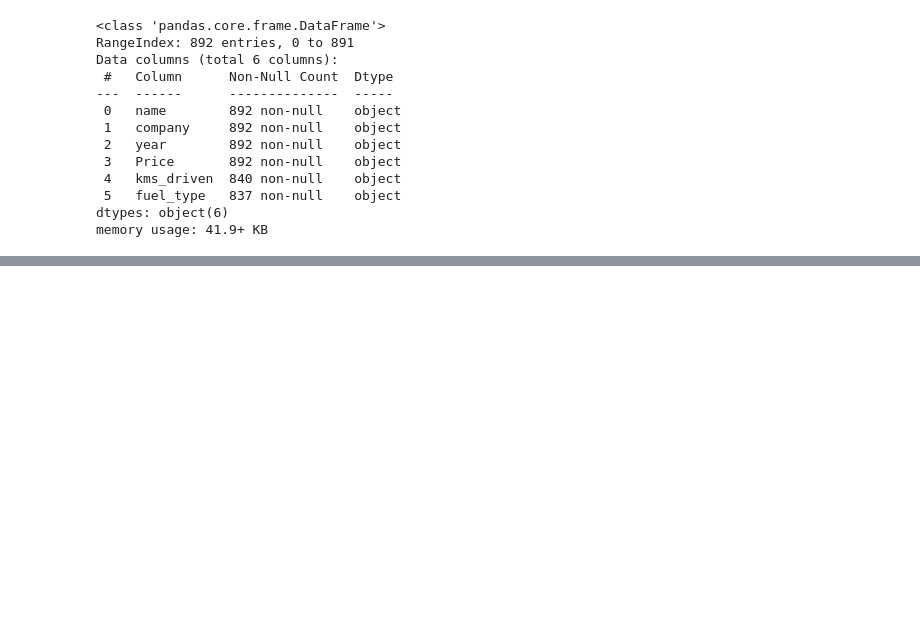
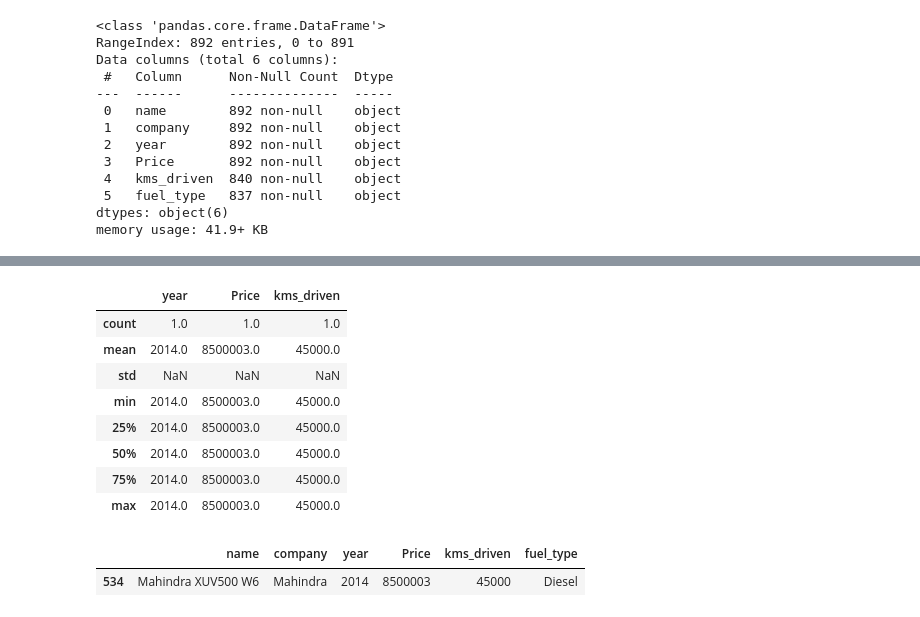
Before and after one commit to MakarandPundlik/price-prediction, a Jupyter notebook: CarPricePredictor.ipynb, the cells around one changed output, grey strips where cells are left out. Cells and saved outputs as stored; diff of their text form; code cells hidden in the pictures; blank space fills up the shorter version.

```diff
--- a/CarPricePredictor.ipynb
+++ b/CarPricePredictor.ipynb
@@ -43,0 +285,17 @@ array(['2007', '2006', '2018', '2014', '2015', '2012', '2013', '2016',
+# %%
+df.describe()
+# %% [output]
+|  | year | Price | kms_driven |
+| count | 1.0 | 1.0 | 1.0 |
+| mean | 2014.0 | 8500003.0 | 45000.0 |
+| std | NaN | NaN | NaN |
+| min | 2014.0 | 8500003.0 | 45000.0 |
+| 25% | 2014.0 | 8500003.0 | 45000.0 |
+| 50% | 2014.0 | 8500003.0 | 45000.0 |
+| 75% | 2014.0 | 8500003.0 | 45000.0 |
+| max | 2014.0 | 8500003.0 | 45000.0 |
+# %%
+df[df['Price']>6000000]# DC ki gadi hai kya 🤣
+# %% [output]
+|  | name | company | year | Price | kms_driven | fuel_type |
+| 534 | Mahindra XUV500 W6 | Mahindra | 2014 | 8500003 | 45000 | Diesel |
```
Also changed, not shown: parts of 26 cells of this notebook.
